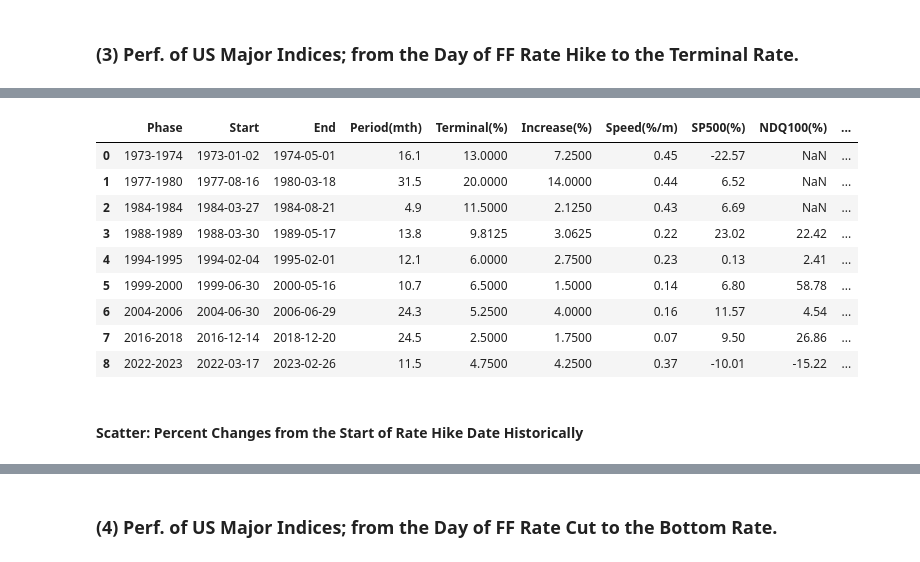
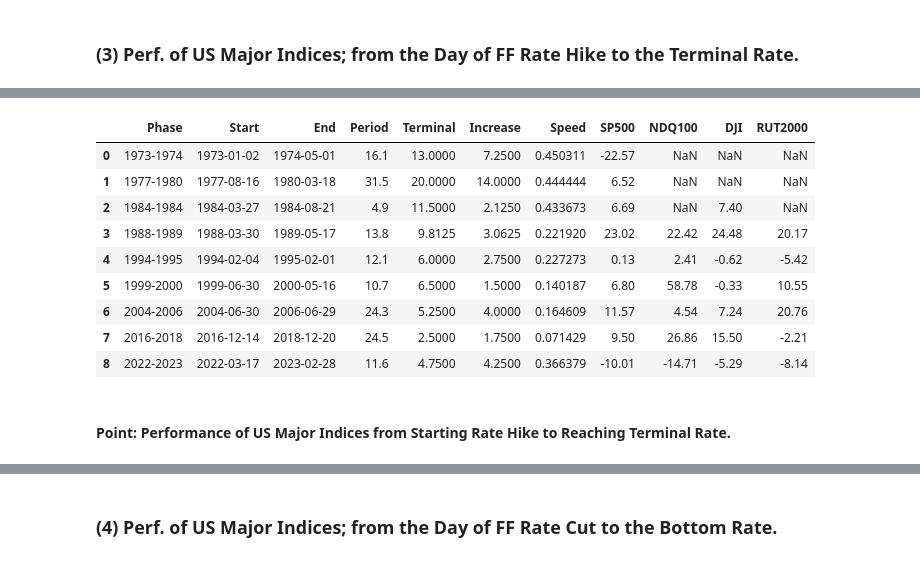
Before and after one commit to RanArino/Data_Analysis_Python, a Jupyter notebook: Finance/Interest_Rate/Fed_Funds_Rate.ipynb, the cells around one changed output, grey strips where cells are left out. Saved outputs shown, nothing was run; the diff lists cells and outputs as text; code cells hidden in the pictures.

```diff
--- a/Finance/Interest_Rate/Fed_Funds_Rate.ipynb
+++ b/Finance/Interest_Rate/Fed_Funds_Rate.ipynb
@@ -1223,54 +1222,53 @@ df
 """
 (1) FF Rate Phase:     One of three interest rate phases; Tightening, Easing, Pausing
 (2) Start Date:     Date of starting the new rate phase
 (3) End Date:       Date of ending the rate phase
 (4) Period of Years:    How long each rate phase is (year)
 (5) %Chg S&P500:   Percentage change S&P500 from start_date to end_date.
 (6) %Chg / Periods: Estimated yearly percentage change S&P500 from start_date and end_date; calculated by (5) / (4)
 """
 
-df_03_hike = pd.DataFrame(columns=['Phase', 'Start', 'End', 'Period(mth)',
-                                   'Terminal(%)', 'Increase(%)', 'Speed(%/m)',
-                                   'SP500(%)', 'NDQ100(%)', 'DJI(%)', 'RUT2000(%)'])
+df_03_hike = pd.DataFrame(columns=['Phase', 'Start', 'End', 'Period',
+                                   'Terminal', 'Increase', 'Speed',
+                                   'SP500', 'NDQ100', 'DJI', 'RUT2000'])
 
 values = [] # a list of all column values
 row_num = 0
 for d_list in start_end_date:
-    start_date = datetime.strptime(d_list[0], '%Y-%m-%d')
-    end_date = datetime.strptime(d_list[1], '%Y-%m-%d')
+    start_date = datetime.strptime(d_list[0], '%Y-%m-%d').date()
+    end_date = datetime.strptime(d_list[1], '%Y-%m-%d').date()
     phase = f"{start_date.year}-{end_date.year}"
     period = round((end_date - start_date).days / 30, 1)
-    terminal = float(df[df.Date == end_date]['FF_Rate'])
-    increase = terminal - float(df[df.Date == start_date]['FF_Rate'])
-    speed = round(increase / period, 2)
+    terminal = float(df[df.Date == str(end_date)]['FF_Rate'])
+    increase = terminal - float(df[df.Date == str(start_date)]['FF_Rate'])
+    speed = increase / period
     values += [phase, start_date, end_date, period, terminal, increase, speed]
 
     for index in ['SP500', 'NDQ100', 'DJI', 'RUT2000']:
-        start_price = float(df[df.Date == start_date][index])
-        end_price = float(df[df.Date == end_date][index])
+        start_price = float(df[df.Date == str(start_date)][index])
+        end_price = float(df[df.Date == str(end_date)][index])
         per_change = round((end_price - start_price) / start_price * 100, 2)
         values.append(per_change)
 
     # add a list of values to df
     df_03_hike.loc[row_num] = values
     # reset a list of values
     values = []
     # increment number of df rows
     row_num += 1
 
-
 df_03_hike
 # %% [output]
-|  | Phase | Start | End | Period(mth) | Terminal(%) | Increase(%) | Speed(%/m) | SP500(%) | NDQ100(%) | ... |
-| 0 | 1973-1974 | 1973-01-02 | 1974-05-01 | 16.1 | 13.0000 | 7.2500 | 0.45 | -22.57 | NaN | ... |
-| 1 | 1977-1980 | 1977-08-16 | 1980-03-18 | 31.5 | 20.0000 | 14.0000 | 0.44 | 6.52 | NaN | ... |
-| 2 | 1984-1984 | 1984-03-27 | 1984-08-21 | 4.9 | 11.5000 | 2.1250 | 0.43 | 6.69 | NaN | ... |
-| 3 | 1988-1989 | 1988-03-30 | 1989-05-17 | 13.8 | 9.8125 | 3.0625 | 0.22 | 23.02 | 22.42 | ... |
-| 4 | 1994-1995 | 1994-02-04 | 1995-02-01 | 12.1 | 6.0000 | 2.7500 | 0.23 | 0.13 | 2.41 | ... |
-| 5 | 1999-2000 | 1999-06-30 | 2000-05-16 | 10.7 | 6.5000 | 1.5000 | 0.14 | 6.80 | 58.78 | ... |
-| 6 | 2004-2006 | 2004-06-30 | 2006-06-29 | 24.3 | 5.2500 | 4.0000 | 0.16 | 11.57 | 4.54 | ... |
-| 7 | 2016-2018 | 2016-12-14 | 2018-12-20 | 24.5 | 2.5000 | 1.7500 | 0.07 | 9.50 | 26.86 | ... |
-| 8 | 2022-2023 | 2022-03-17 | 2023-02-26 | 11.5 | 4.7500 | 4.2500 | 0.37 | -10.01 | -15.22 | ... |
+|  | Phase | Start | End | Period | Terminal | Increase | Speed | SP500 | NDQ100 | DJI | RUT2000 |
+| 0 | 1973-1974 | 1973-01-02 | 1974-05-01 | 16.1 | 13.0000 | 7.2500 | 0.450311 | -22.57 | NaN | NaN | NaN |
+| 1 | 1977-1980 | 1977-08-16 | 1980-03-18 | 31.5 | 20.0000 | 14.0000 | 0.444444 | 6.52 | NaN | NaN | NaN |
+| 2 | 1984-1984 | 1984-03-27 | 1984-08-21 | 4.9 | 11.5000 | 2.1250 | 0.433673 | 6.69 | NaN | 7.40 | NaN |
+| 3 | 1988-1989 | 1988-03-30 | 1989-05-17 | 13.8 | 9.8125 | 3.0625 | 0.221920 | 23.02 | 22.42 | 24.48 | 20.17 |
+| 4 | 1994-1995 | 1994-02-04 | 1995-02-01 | 12.1 | 6.0000 | 2.7500 | 0.227273 | 0.13 | 2.41 | -0.62 | -5.42 |
+| 5 | 1999-2000 | 1999-06-30 | 2000-05-16 | 10.7 | 6.5000 | 1.5000 | 0.140187 | 6.80 | 58.78 | -0.33 | 10.55 |
+| 6 | 2004-2006 | 2004-06-30 | 2006-06-29 | 24.3 | 5.2500 | 4.0000 | 0.164609 | 11.57 | 4.54 | 7.24 | 20.76 |
+| 7 | 2016-2018 | 2016-12-14 | 2018-12-20 | 24.5 | 2.5000 | 1.7500 | 0.071429 | 9.50 | 26.86 | 15.50 | -2.21 |
+| 8 | 2022-2023 | 2022-03-17 | 2023-02-28 | 11.6 | 4.7500 | 4.2500 | 0.366379 | -10.01 | -14.71 | -5.29 | -8.14 |
 # %% [markdown]
-#### Scatter: Percent Changes from the Start of Rate Hike Date Historically
+#### Point: Performance of US Major Indices from Starting Rate Hike to Reaching Terminal Rate.
 # %%
```
Also changed, not shown: parts of 18 cells of this notebook.
